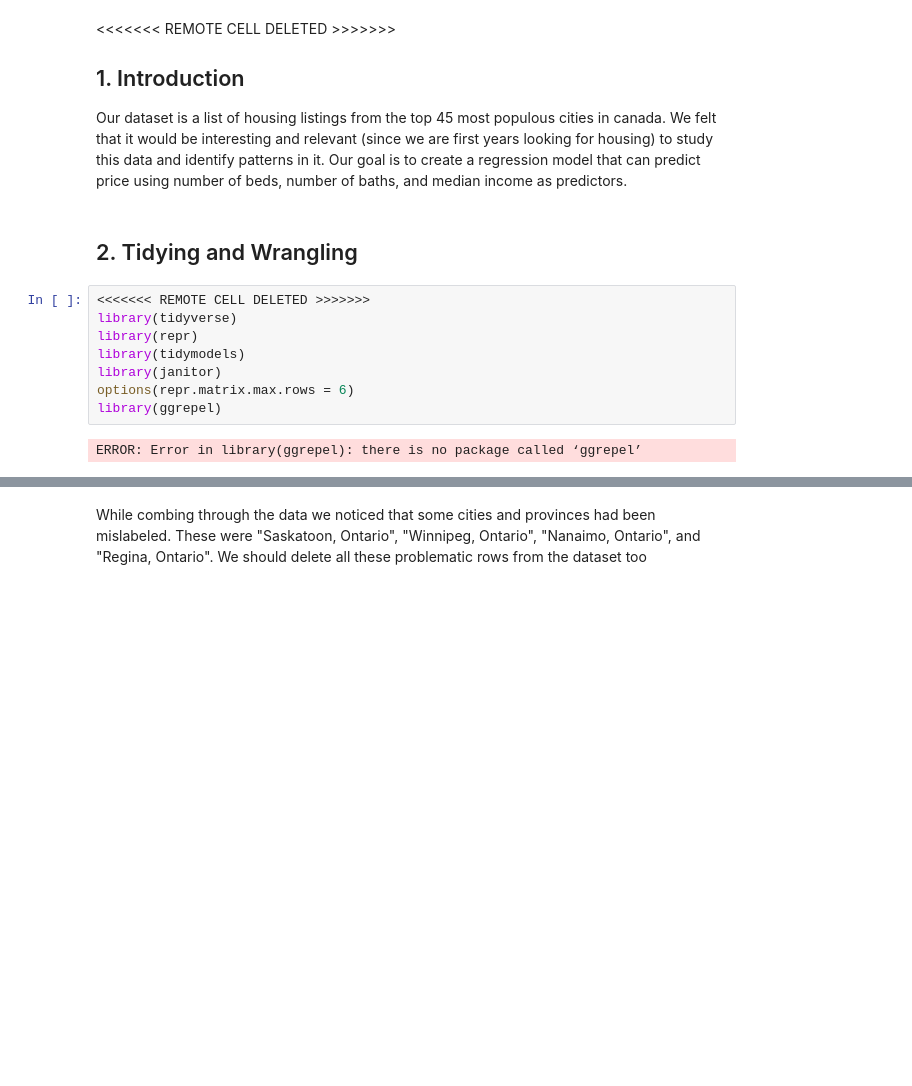
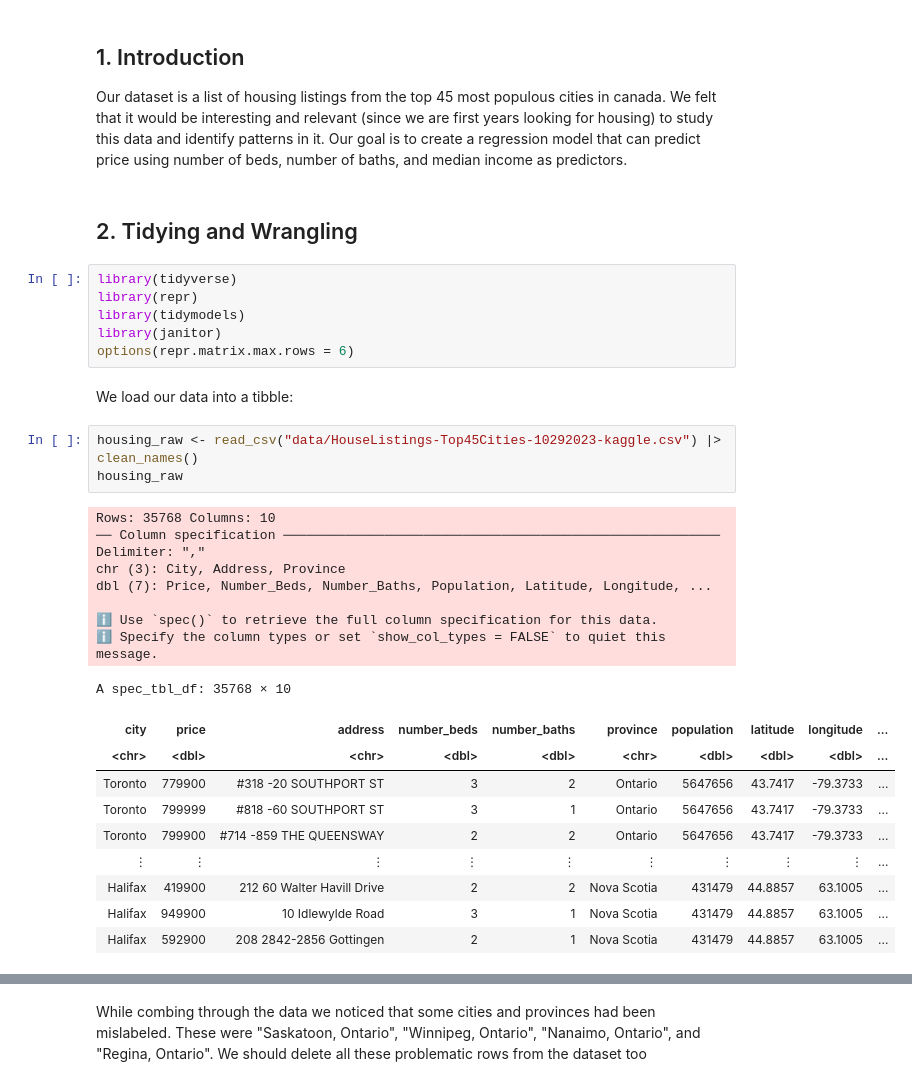
Before and after one commit to slappyslop/dsci-100-002-033, a Jupyter notebook: group_proj_proposal.ipynb, the cells around one changed output, grey strips where cells are left out. Cells and saved outputs as stored; diff of their text form; blank space fills up the shorter version.

```diff
--- a/group_proj_proposal.ipynb
+++ b/group_proj_proposal.ipynb
@@ -1,16 +1,36 @@
 # %% [markdown]
-<<<<<<< REMOTE CELL DELETED >>>>>>>
+
 ## 1. Introduction
 Our dataset is a list of housing listings from the top 45 most populous cities in canada. We felt that it would be interesting and relevant (since we are first years looking for housing) to study this data and identify patterns in it. Our goal is to create a regression model that can predict price using number of beds, number of baths, and median income as predictors.
 # %% [markdown]
 ## 2. Tidying and Wrangling
 # %%
-<<<<<<< REMOTE CELL DELETED >>>>>>>
 library(tidyverse)
 library(repr)
 library(tidymodels)
 library(janitor)
 options(repr.matrix.max.rows = 6)
-library(ggrepel)
-# %% [output]
-ERROR: Error in library(ggrepel): there is no package called ‘ggrepel’
+# %% [markdown]
+We load our data into a tibble:
+# %%
+housing_raw <- read_csv("data/HouseListings-Top45Cities-10292023-kaggle.csv") |> clean_names()
+housing_raw
+# %% [output]
+Rows: 35768 Columns: 10
+── Column specification ────────────────────────────────────────────────────────
+Delimiter: ","
+chr (3): City, Address, Province
+dbl (7): Price, Number_Beds, Number_Baths, Population, Latitude, Longitude, ...
+
+ℹ Use `spec()` to retrieve the full column specification for this data.
+ℹ Specify the column types or set `show_col_types = FALSE` to quiet this message.
+A spec_tbl_df: 35768 × 10
+| city | price | address | number_beds | number_baths | province | population | latitude | longitude | ... |
+| <chr> | <dbl> | <chr> | <dbl> | <dbl> | <chr> | <dbl> | <dbl> | <dbl> | ... |
+| Toronto | 779900 | #318 -20 SOUTHPORT ST | 3 | 2 | Ontario | 5647656 | 43.7417 | -79.3733 | ... |
+| Toronto | 799999 | #818 -60 SOUTHPORT ST | 3 | 1 | Ontario | 5647656 | 43.7417 | -79.3733 | ... |
+| Toronto | 799900 | #714 -859 THE QUEENSWAY | 2 | 2 | Ontario | 5647656 | 43.7417 | -79.3733 | ... |
+| ⋮ | ⋮ | ⋮ | ⋮ | ⋮ | ⋮ | ⋮ | ⋮ | ⋮ | ... |
+| Halifax | 419900 | 212 60 Walter Havill Drive | 2 | 2 | Nova Scotia | 431479 | 44.8857 | 63.1005 | ... |
+| Halifax | 949900 | 10 Idlewylde Road | 3 | 1 | Nova Scotia | 431479 | 44.8857 | 63.1005 | ... |
+| Halifax | 592900 | 208 2842-2856 Gottingen | 2 | 1 | Nova Scotia | 431479 | 44.8857 | 63.1005 | ... |
```
Also changed, not shown: parts of 13 cells of this notebook.
